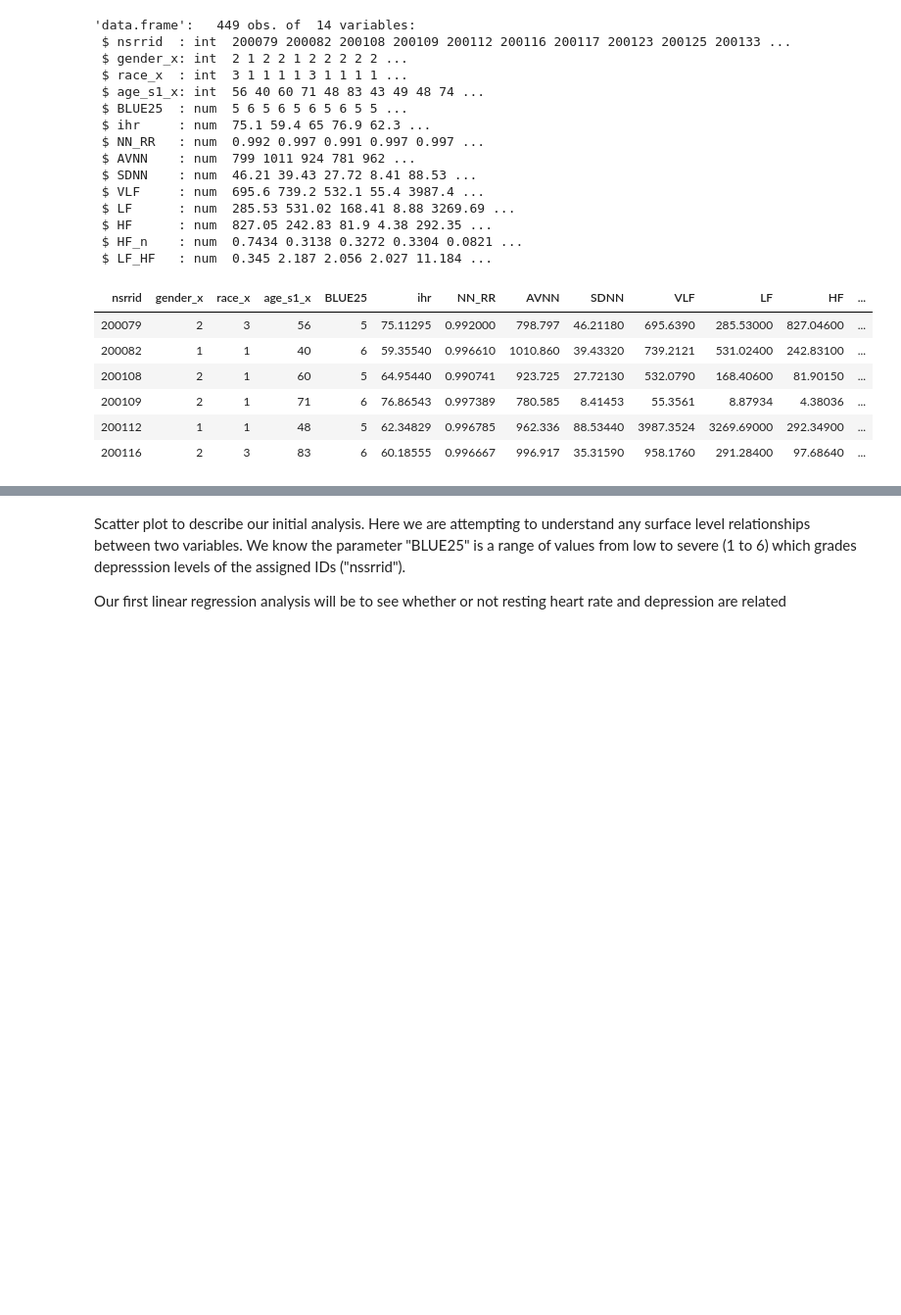
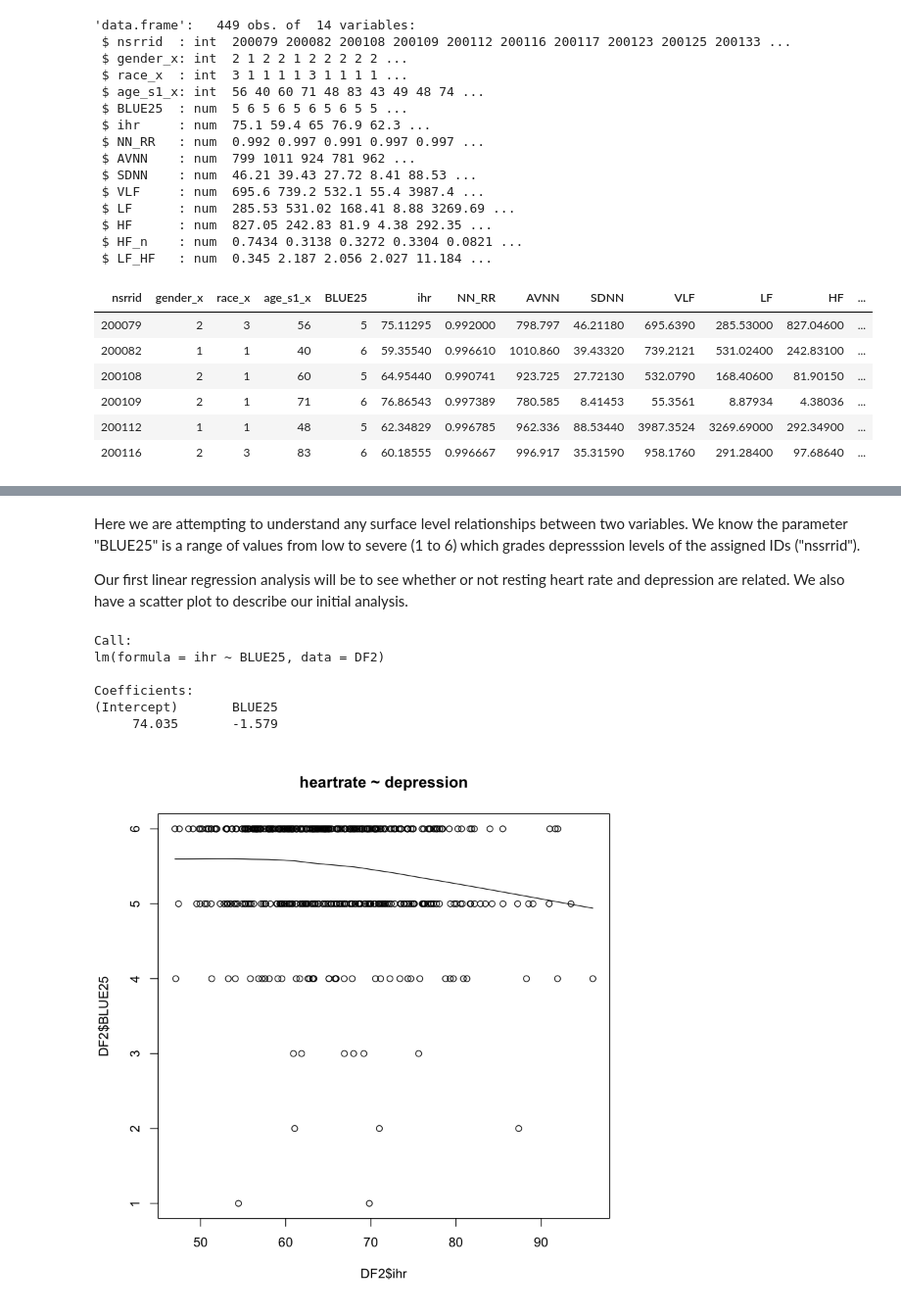
Before and after one commit to loveleenb/Depression_Analysis, a Jupyter notebook: Depression_Analysis_R.ipynb, the cells around one changed output, grey strips where cells are left out. Shown: that part at 98% size. Cells and saved outputs as stored; diff of their text form; code cells hidden in the pictures; blank space fills up the shorter version.

Commit message:
Added R analysis

```diff
--- a/Depression_Analysis_R.ipynb
+++ b/Depression_Analysis_R.ipynb
@@ -101,5 +111,5 @@ write.csv(DF2,"cleanNIH.csv", row.names = TRUE)
 # %% [markdown]
-Scatter plot to describe our initial analysis. Here we are attempting to understand any surface level relationships between two variables.
+Here we are attempting to understand any surface level relationships between two variables.
 We know the parameter "BLUE25" is a range of values from low to severe (1 to 6) which grades depresssion levels of the assigned IDs ("nssrrid").
 
-Our first linear regression analysis will be to see whether or not resting heart rate and depression are related
+Our first linear regression analysis will be to see whether or not resting heart rate and depression are related. We also have a scatter plot to describe our initial analysis.
@@ -105,0 +121,13 @@ Our first linear regression analysis will be to see whether or not resting heart
+# %%
+lm(ihr ~ BLUE25,data=DF2)
+# %% [output]
+Call:
+lm(formula = ihr ~ BLUE25, data = DF2)
+
+Coefficients:
+(Intercept)       BLUE25
+     74.035       -1.579
+# %%
+scatter.smooth(x=DF2$ihr, y=DF2$BLUE25, main="heartrate ~ depression")  # scatterplot
+# %% [output]
+[figure, added]
```
Also changed, not shown: parts of 5 cells of this notebook.
